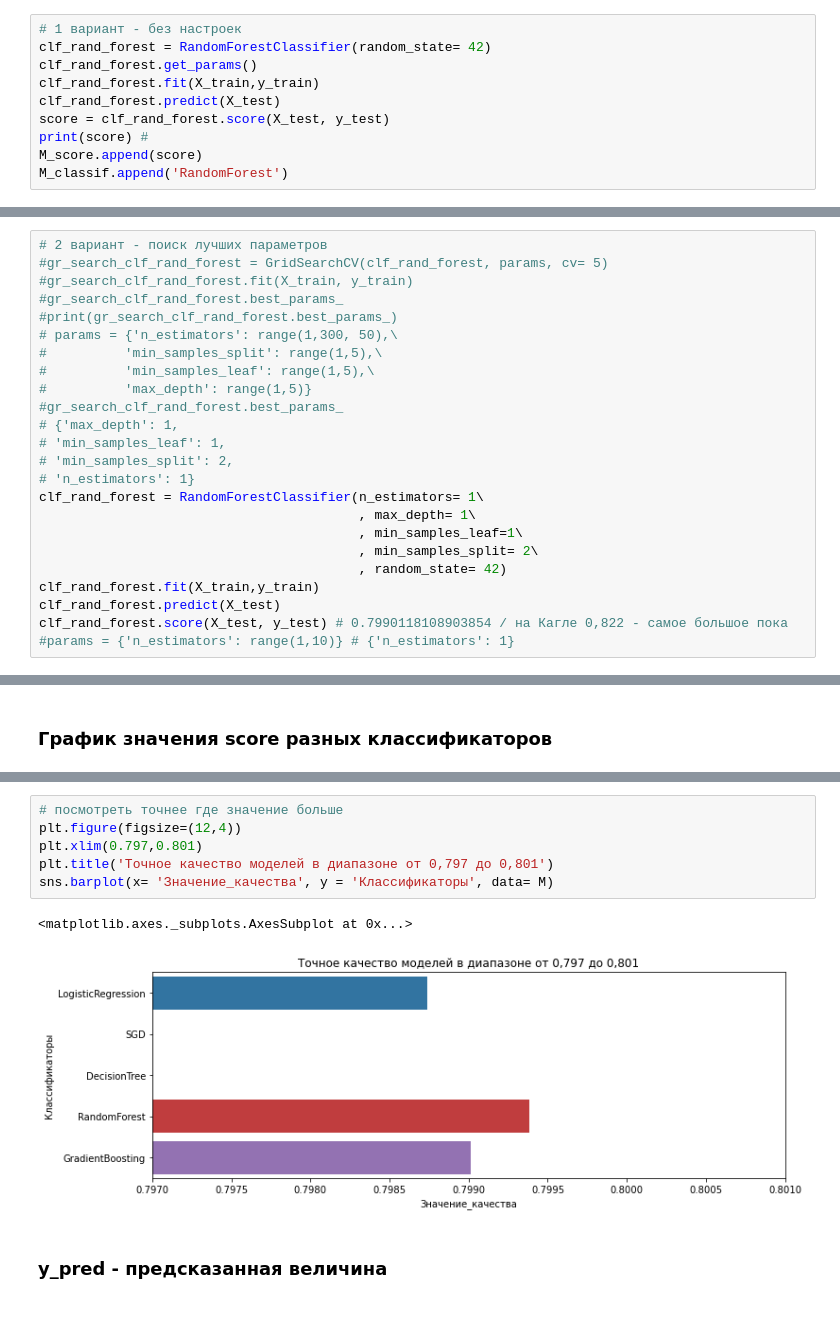
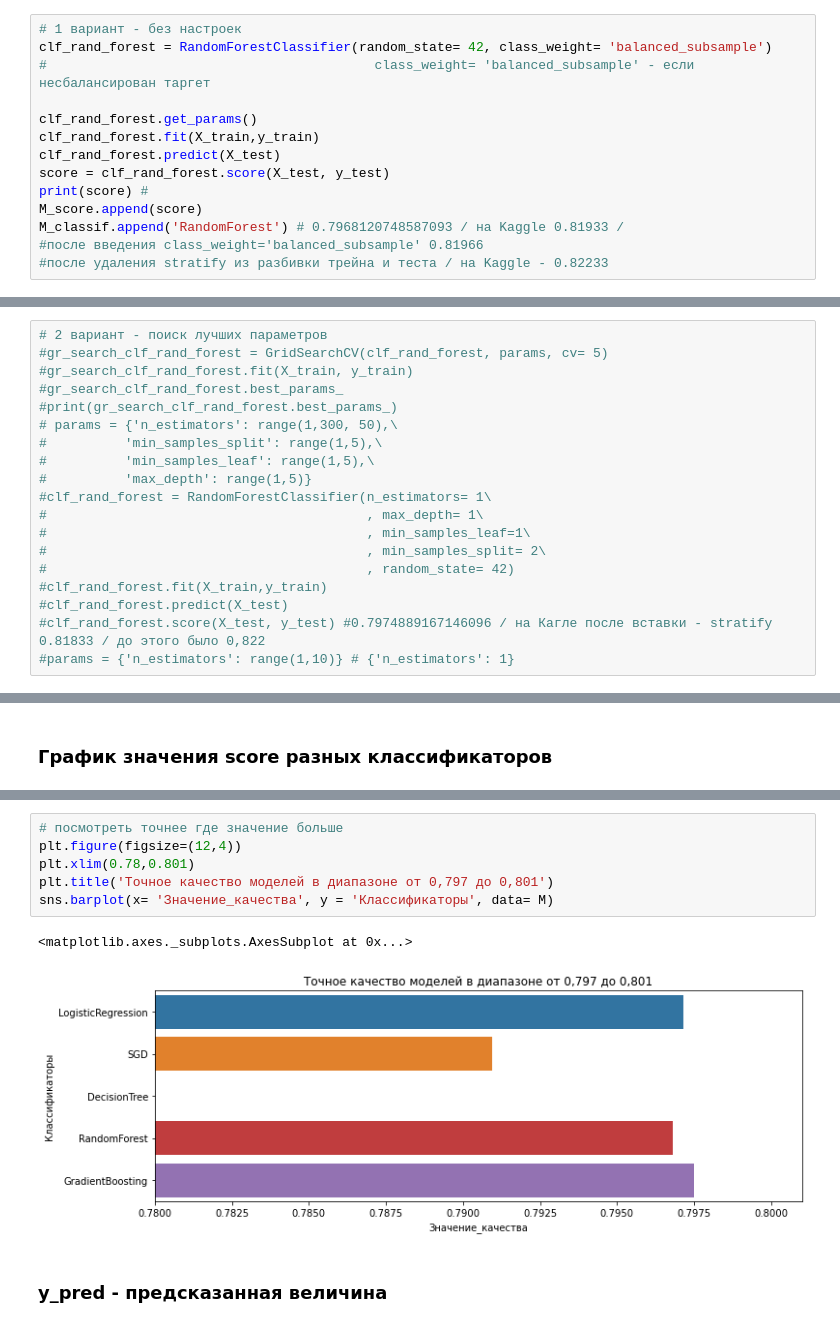
Before and after one commit to Alex478/scoring_kredits, a Jupyter notebook: scoring-kredits.ipynb, the cells around one changed output, grey strips where cells are left out. Cells and saved outputs as stored; diff of their text form.

```diff
--- a/scoring-kredits.ipynb
+++ b/scoring-kredits.ipynb
@@ -991,12 +992,16 @@ M_classif.append('DecisionTree')
 ## RandomForestClassifier
 # %%
 # 1 вариант - без настроек
-clf_rand_forest = RandomForestClassifier(random_state= 42)
+clf_rand_forest = RandomForestClassifier(random_state= 42, class_weight= 'balanced_subsample')
+#                                          class_weight= 'balanced_subsample' - если несбалансирован таргет
+
 clf_rand_forest.get_params()
 clf_rand_forest.fit(X_train,y_train)
 clf_rand_forest.predict(X_test)
 score = clf_rand_forest.score(X_test, y_test)
 print(score) #
 M_score.append(score)
-M_classif.append('RandomForest')
+M_classif.append('RandomForest') # 0.7968120748587093 / на Kaggle 0.81933 /
+#после введения class_weight='balanced_subsample' 0.81966
+#после удаления stratify из разбивки трейна и теста / на Kaggle - 0.82233
 # %% [output]
@@ -1043,18 +1046,13 @@ sns.barplot(x= 'feature_importances', y= 'feature', data= data_feature)
 #          'min_samples_split': range(1,5),\
 #          'min_samples_leaf': range(1,5),\
 #          'max_depth': range(1,5)}
-#gr_search_clf_rand_forest.best_params_
-# {'max_depth': 1,
-# 'min_samples_leaf': 1,
-# 'min_samples_split': 2,
-# 'n_estimators': 1}
-clf_rand_forest = RandomForestClassifier(n_estimators= 1\
-                                         , max_depth= 1\
-                                         , min_samples_leaf=1\
-                                         , min_samples_split= 2\
-                                         , random_state= 42)
-clf_rand_forest.fit(X_train,y_train)
-clf_rand_forest.predict(X_test)
-clf_rand_forest.score(X_test, y_test) # 0.7990118108903854 / на Кагле 0,822 - самое большое пока
+#clf_rand_forest = RandomForestClassifier(n_estimators= 1\
+#                                         , max_depth= 1\
+#                                         , min_samples_leaf=1\
+#                                         , min_samples_split= 2\
+#                                         , random_state= 42)
+#clf_rand_forest.fit(X_train,y_train)
+#clf_rand_forest.predict(X_test)
+#clf_rand_forest.score(X_test, y_test) #0.7974889167146096 / на Кагле после вставки - stratify  0.81833 / до этого было 0,822
 #params = {'n_estimators': range(1,10)} # {'n_estimators': 1}
 # %% [output]
@@ -1124,12 +1113,12 @@ sns.barplot(x= 'Значение_качества', y = 'Классификат
 # %%
 # посмотреть точнее где значение больше
 plt.figure(figsize=(12,4))
-plt.xlim(0.797,0.801)
+plt.xlim(0.78,0.801)
 plt.title('Точное качество моделей в диапазоне от 0,797 до 0,801')
 sns.barplot(x= 'Значение_качества', y = 'Классификаторы', data= M)
 # %% [output]
 <matplotlib.axes._subplots.AxesSubplot at 0x...>
-[figure, old version]
+[figure, new version]
 # %% [markdown]
 ### y_pred - предсказанная величина
 # %%
```
Also changed, not shown: parts of 15 cells of this notebook.
